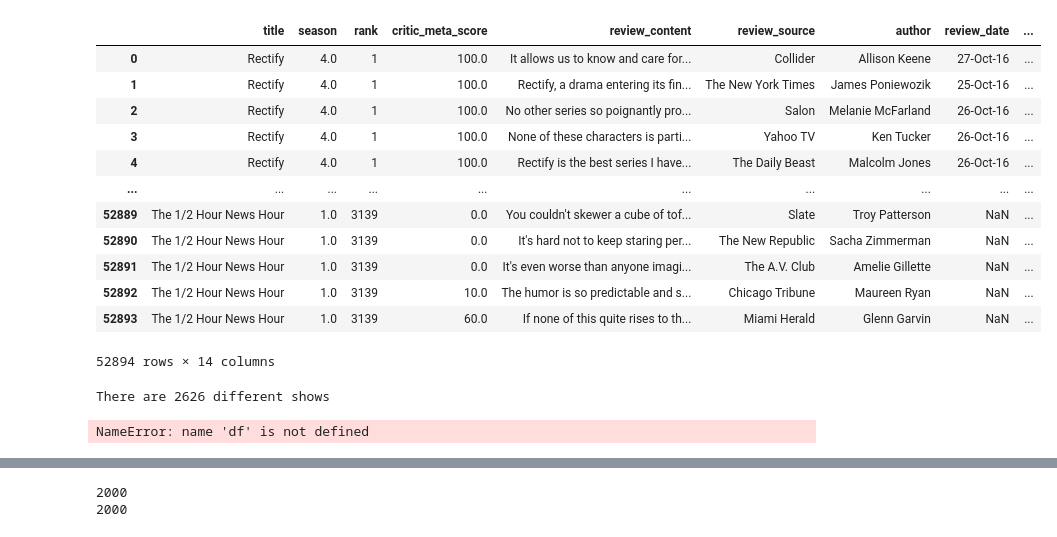
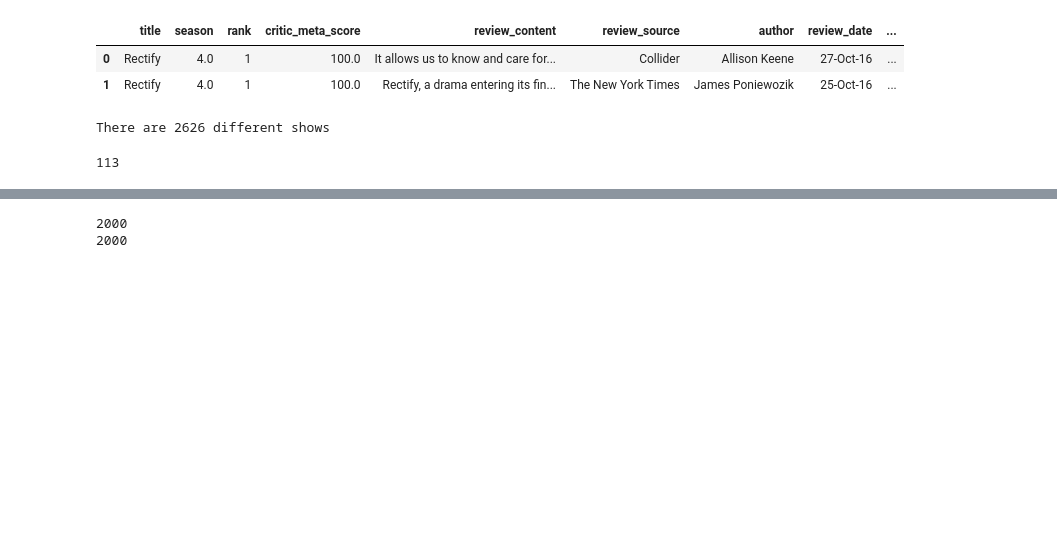
Before and after one commit to michaelangelo-kodjoe/TV_shows_ML_Analysis, a Jupyter notebook: Initial_NN_Model.ipynb, the cells around one changed output, grey strips where cells are left out. Drawn from its saved outputs; the diff is of its cells as text; code cells hidden in the pictures; blank space fills up the shorter version.

```diff
--- a/Initial_NN_Model.ipynb
+++ b/Initial_NN_Model.ipynb
@@ -8,24 +8,14 @@ from nrclex import NRCLex
 # %%
 #Load CSV.. a text to columns process was already performed to separate the season field.
 
 file_to_load = 'selected_reviews.csv'
 
 review_df = pd.read_csv(file_to_load)
-review_df
+review_df.head(2)
 # %% [output]
 |  | title | season | rank | critic_meta_score | review_content | review_source | author | review_date | ... |
 | 0 | Rectify | 4.0 | 1 | 100.0 | It allows us to know and care for... | Collider | Allison Keene | 27-Oct-16 | ... |
 | 1 | Rectify | 4.0 | 1 | 100.0 | Rectify, a drama entering its fin... | The New York Times | James Poniewozik | 25-Oct-16 | ... |
-| 2 | Rectify | 4.0 | 1 | 100.0 | No other series so poignantly pro... | Salon | Melanie McFarland | 26-Oct-16 | ... |
-| 3 | Rectify | 4.0 | 1 | 100.0 | None of these characters is parti... | Yahoo TV | Ken Tucker | 26-Oct-16 | ... |
-| 4 | Rectify | 4.0 | 1 | 100.0 | Rectify is the best series I have... | The Daily Beast | Malcolm Jones | 26-Oct-16 | ... |
-| ... | ... | ... | ... | ... | ... | ... | ... | ... | ... |
-| 52889 | The 1/2 Hour News Hour | 1.0 | 3139 | 0.0 | You couldn't skewer a cube of tof... | Slate | Troy Patterson | NaN | ... |
-| 52890 | The 1/2 Hour News Hour | 1.0 | 3139 | 0.0 | It's hard not to keep staring per... | The New Republic | Sacha Zimmerman | NaN | ... |
-| 52891 | The 1/2 Hour News Hour | 1.0 | 3139 | 0.0 | It's even worse than anyone imagi... | The A.V. Club | Amelie Gillette | NaN | ... |
-| 52892 | The 1/2 Hour News Hour | 1.0 | 3139 | 10.0 | The humor is so predictable and s... | Chicago Tribune | Maureen Ryan | NaN | ... |
-| 52893 | The 1/2 Hour News Hour | 1.0 | 3139 | 60.0 | If none of this quite rises to th... | Miami Herald | Glenn Garvin | NaN | ... |
-52894 rows × 14 columns
 # %%
 # Check how many unique shows are in the dataframe
 print(f'There are {len(review_df.title.unique())} different shows')
@@ -34,14 +24,14 @@ There are 2626 different shows
 # %%
 #find shows with multiple seasons
 
-multiple_seasons = df.groupby('title').nunique()
+multiple_seasons = review_df.groupby('title').nunique()
 multiple_seasons = multiple_seasons[multiple_seasons['season']>2]['season']
 
 multiple_seasons.sort_values(ascending = False).head(10)
 
 len(multiple_seasons)
 # %% [output]
-NameError: name 'df' is not defined
+113
 # %%
 #fill null values in season column with 0
 #These programs are tv_specials and mini series. Perhaps the should be dropped.
```
Also changed, not shown: parts of 11 cells of this notebook.
